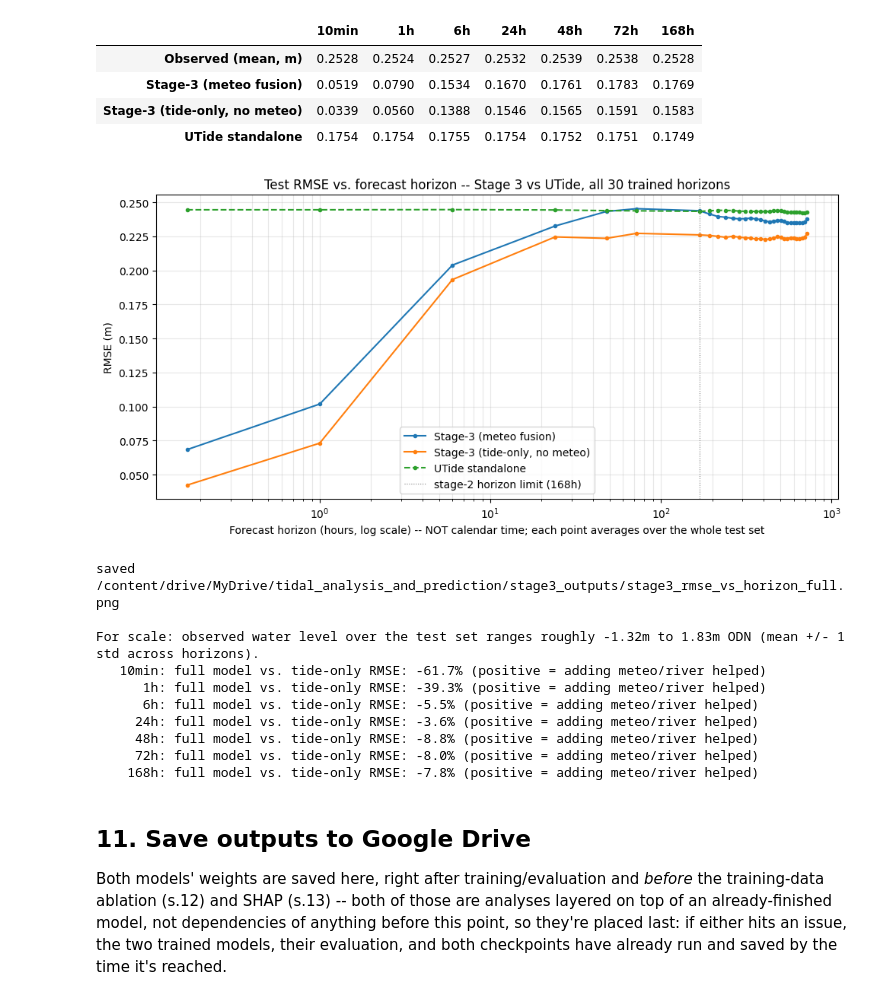
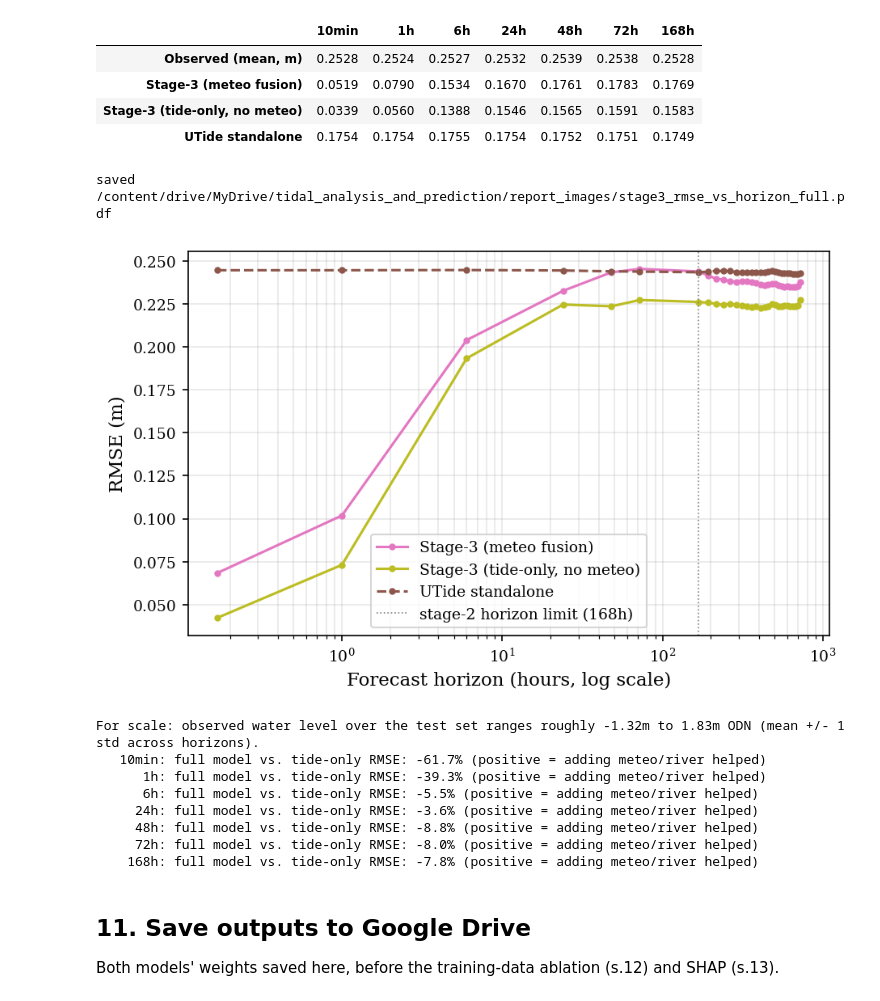
Before and after one commit to Almapian/TML, a Jupyter notebook: models/stage3_meteo_fusion.ipynb, the cells around one changed output. Drawn from its saved outputs; the diff is of its cells as text; code cells hidden in the pictures.

```diff
--- a/models/stage3_meteo_fusion.ipynb
+++ b/models/stage3_meteo_fusion.ipynb
@@ -1132,9 +942,14 @@ this is the actual model that gets evaluated in s.10 and saved in s.11.
 # %%
+def _train_s3_multi(m):
+    return train_model(
+        m, predict_stage3, train_tensors, val_tensors,
+        epochs=EPOCHS, batch_size=BATCH_MULTI, lr=LR_MULTI, patience=PATIENCE,
+        weight_decay=WD_MULTI, label='stage3-multi',
+    )
+
+
 set_seed()
 stage3_model = TidalSeq2SeqMulti().to(device)
-stage3_model, stage3_history = train_model(
-    stage3_model, predict_stage3, train_tensors, val_tensors,
-    epochs=EPOCHS, batch_size=BATCH_MULTI, lr=LR_MULTI, patience=PATIENCE,
-    weight_decay=WD_MULTI, label='stage3-multi',
-)
+stage3_model, stage3_history = load_or_train(
+    stage3_model, checkpoint_path_multi, _train_s3_multi, label='stage3-multi')
 # %% [output]
@@ -1158,9 +957,14 @@ stage3_model, stage3_history = train_model(
 # %%
+def _train_s3_tideonly(m):
+    return train_model(
+        m, predict_stage3_tideonly, train_tensors_tideonly, val_tensors_tideonly,
+        epochs=EPOCHS, batch_size=BATCH_TIDEONLY, lr=LR_TIDEONLY, patience=PATIENCE,
+        weight_decay=WD_TIDEONLY, label='stage3-tideonly',
+    )
+
+
 set_seed()
 stage3_tideonly_model = TidalSeq2SeqTideOnly().to(device)
-stage3_tideonly_model, stage3_tideonly_history = train_model(
-    stage3_tideonly_model, predict_stage3_tideonly, train_tensors_tideonly, val_tensors_tideonly,
-    epochs=EPOCHS, batch_size=BATCH_TIDEONLY, lr=LR_TIDEONLY, patience=PATIENCE,
-    weight_decay=WD_TIDEONLY, label='stage3-tideonly',
-)
+stage3_tideonly_model, stage3_tideonly_history = load_or_train(
+    stage3_tideonly_model, checkpoint_path_tideonly, _train_s3_tideonly, label='stage3-tideonly')
 # %% [output]
@@ -1291,53 +1064,45 @@ MAE (m), headline 7 horizons:
 # %%
 horizon_hours = np.array(HORIZON_STEPS) / 6.0  # steps are 10-min -> hours
 rmse_pivot = metrics_df.pivot(index='model', columns='horizon', values='rmse_m')[HORIZON_NAMES]
 
-plt.figure(figsize=(10, 5))
+fig = plt.figure(figsize=(10, 5))
 for name in rmse_pivot.index:
     style = '--' if 'UTide' in name else '-'
-    plt.plot(horizon_hours, rmse_pivot.loc[name], marker='o', markersize=3, linestyle=style, label=name)
+    plt.plot(horizon_hours, rmse_pivot.loc[name], marker='o', markersize=3, linestyle=style, label=name,
+              color=SERIES_COLOURS.get(name))
 plt.axvline(168, color='grey', linewidth=0.8, linestyle=':', label='stage-2 horizon limit (168h)')
 plt.xscale('log')
-plt.xlabel('Forecast horizon (hours, log scale) -- NOT calendar time; each point averages over the whole test set')
+plt.xlabel('Forecast horizon (hours, log scale)')
 plt.ylabel('RMSE (m)')
-plt.title('Test RMSE vs. forecast horizon -- Stage 3 vs UTide, all 30 trained horizons')
 plt.legend()
 plt.grid(alpha=0.3, which='both')
 plt.tight_layout()
-rmse_curve_path = os.path.join(OUTPUT_DIR, 'stage3_rmse_vs_horizon_full.png')
-plt.savefig(rmse_curve_path, dpi=150, bbox_inches='tight')
+save_fig(fig, 'stage3_rmse_vs_horizon_full')
 plt.show()
-print(f"saved {rmse_curve_path}")
 
 print(f"\nFor scale: observed water level over the test set ranges roughly "
       f"{obs_mean_test.min() - obs_std_test.max():.2f}m to {obs_mean_test.max() + obs_std_test.max():.2f}m ODN "
       f"(mean +/- 1 std across horizons).")
 
 # positive = full model's RMSE is lower than tide-only's -> meteo/river helped at that horizon
 meteo_improvement_pct = 100 * (rmse_s3_tideonly - rmse_s3) / rmse_s3_tideonly
 for h, pct in zip(HEADLINE_NAMES, meteo_improvement_pct[:len(HEADLINE_NAMES)]):
     print(f"  {h:>6s}: full model vs. tide-only RMSE: {pct:+.1f}% (positive = adding meteo/river helped)")
 # %% [output]
+saved /content/drive/MyDrive/tidal_analysis_and_prediction/report_images/stage3_rmse_vs_horizon_full.pdf
-[figure, old version]
+[figure, new version]
-saved /content/drive/MyDrive/tidal_analysis_and_prediction/stage3_outputs/stage3_rmse_vs_horizon_full.png
-
-For scale: observed water level over the test set ranges roughly -1.32m to 1.83m ODN (mean +/- 1 std across horizons).
-   10min: full model vs. tide-only RMSE: -61.7% (positive = adding meteo/river helped)
-      1h: full model vs. tide-only RMSE: -39.3% (positive = adding meteo/river helped)
-      6h: full model vs. tide-only RMSE: -5.5% (positive = adding meteo/river helped)
-     24h: full model vs. tide-only RMSE: -3.6% (positive = adding meteo/river helped)
-     48h: full model vs. tide-only RMSE: -8.8% (positive = adding meteo/river helped)
-     72h: full model vs. tide-only RMSE: -8.0% (positive = adding meteo/river helped)
-    168h: full model vs. tide-only RMSE: -7.8% (positive = adding meteo/river helped)
+For scale: observed water level over the test set ranges roughly -1.32m to 1.83m ODN (mean +/- 1 std across horizons).
+   10min: full model vs. tide-only RMSE: -61.7% (positive = adding meteo/river helped)
+      1h: full model vs. tide-only RMSE: -39.3% (positive = adding meteo/river helped)
+      6h: full model vs. tide-only RMSE: -5.5% (positive = adding meteo/river helped)
+     24h: full model vs. tide-only RMSE: -3.6% (positive = adding meteo/river helped)
+     48h: full model vs. tide-only RMSE: -8.8% (positive = adding meteo/river helped)
+     72h: full model vs. tide-only RMSE: -8.0% (positive = adding meteo/river helped)
+    168h: full model vs. tide-only RMSE: -7.8% (positive = adding meteo/river helped)
 # %% [markdown]
 ## 11. Save outputs to Google Drive
 
-Both models' weights are saved here, right after training/evaluation and
-*before* the training-data ablation (s.12) and SHAP (s.13) -- both of those
-are analyses layered on top of an already-finished model, not dependencies
-of anything before this point, so they're placed last: if either hits an
-issue, the two trained models, their evaluation, and both checkpoints have
-already run and saved by the time it's reached.
+Both models' weights saved here, before the training-data ablation (s.12) and SHAP (s.13).
 # %%
 checkpoint_path = os.path.join(OUTPUT_DIR, 'stage3_tidal_seq2seq_multi.pt')
 torch.save({
```
Also changed, not shown: parts of 42 cells of this notebook, 8 other files.
